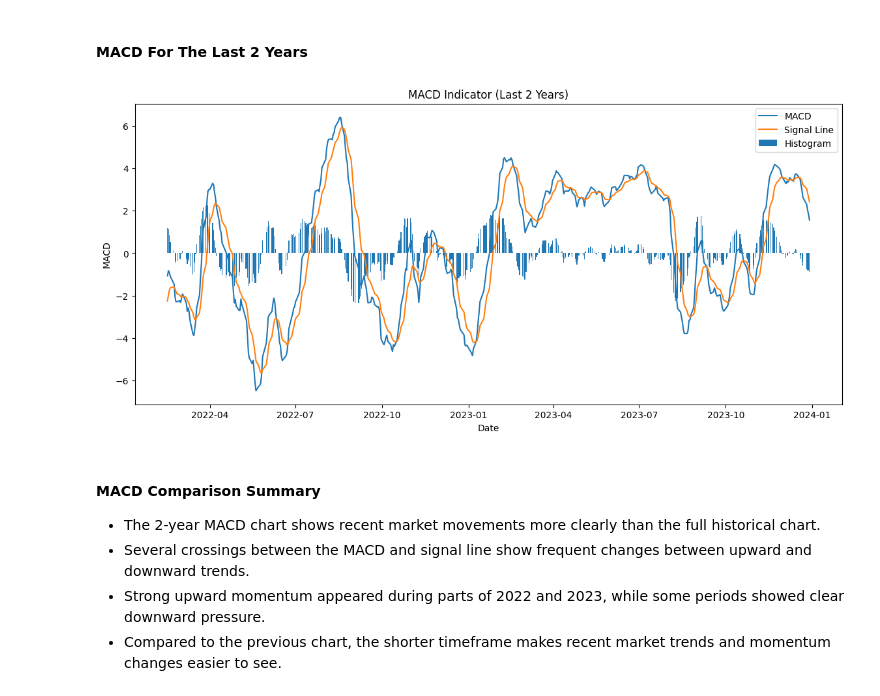
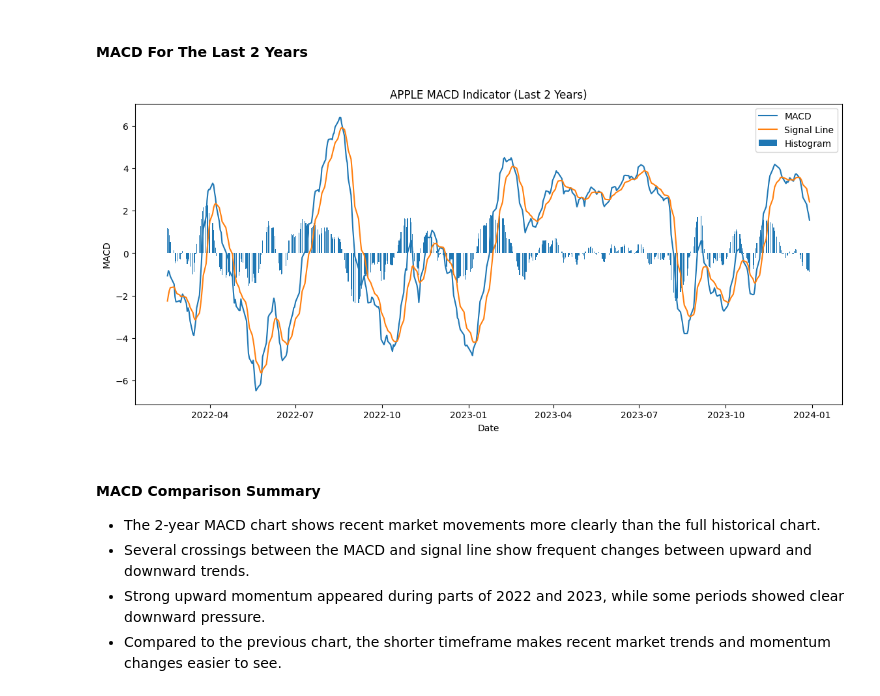
Before and after one commit to bemnetne/Predicting_Price_Moves, a Jupyter notebook: notebooks/AAPL.ipynb, the cells around one changed output. Saved outputs shown, nothing was run; the diff lists cells and outputs as text; code cells hidden in the pictures.

```diff
--- a/notebooks/AAPL.ipynb
+++ b/notebooks/AAPL.ipynb
@@ -219,37 +208,3 @@ plt.show()
 - Most RSI values remained within the neutral range (30–70), reflecting normal market trading behavior during much of the period.
 # %% [markdown]
 ### MACD (Moving Average Convergence Divergence)
-# %%
-# calculate MACD
-df = calculate_macd(df)
-plt.figure(figsize=(14,6))
-
-# MACD line
-plt.plot(
-    df['Date'],
-    df['MACD'],
-    label='MACD'
-)
-
-# Signal line
-plt.plot(
-    df['Date'],
-    df['MACD_Signal'],
-    label='Signal Line'
-)
-
-# Histogram
-plt.bar(
-    df['Date'],
-    df['MACD_Histogram'],
-    label='Histogram'
-)
-
-plt.xlabel("Date")
-plt.ylabel("MACD")
-
-plt.title("MACD Indicator")
-
-plt.legend()
-
-plt.show()
@@ -271,35 +217,35 @@ plt.figure(figsize=(14,6))
 
 # MACD line
 plt.plot(
     macd_df['Date'],
     macd_df['MACD'],
     label='MACD'
 )
 
 # Signal line
 plt.plot(
     macd_df['Date'],
     macd_df['MACD_Signal'],
     label='Signal Line'
 )
 
 # Histogram
 plt.bar(
     macd_df['Date'],
     macd_df['MACD_Histogram'],
     label='Histogram'
 )
 
 plt.xlabel("Date")
 plt.ylabel("MACD")
 
-plt.title("MACD Indicator (Last 2 Years)")
+plt.title("APPLE MACD Indicator (Last 2 Years)")
 
 plt.legend()
 
 plt.show()
 # %% [output]
-[figure, old version]
+[figure, new version]
 # %% [markdown]
 #### MACD Comparison Summary
 
```
Also changed, not shown: parts of 13 cells of this notebook, 9 other files.
